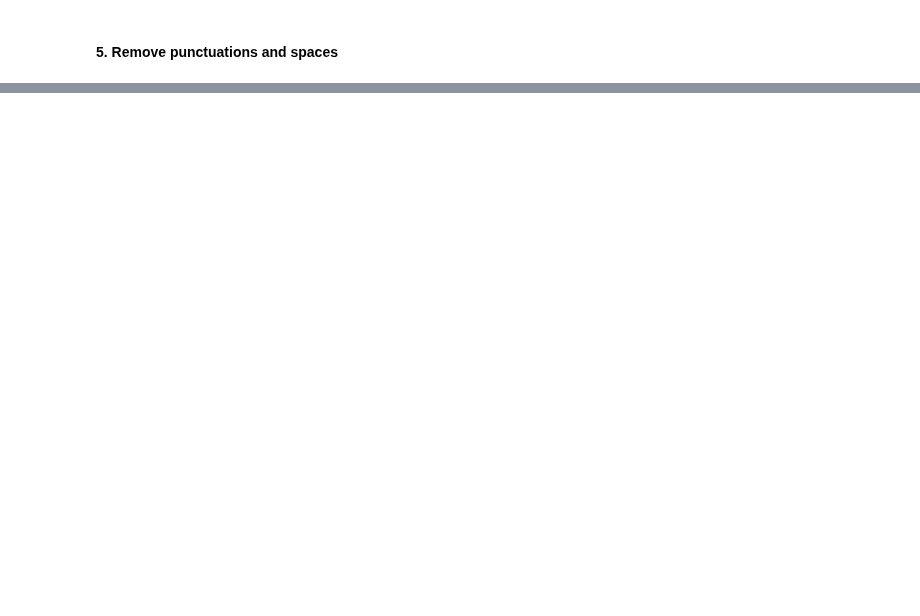
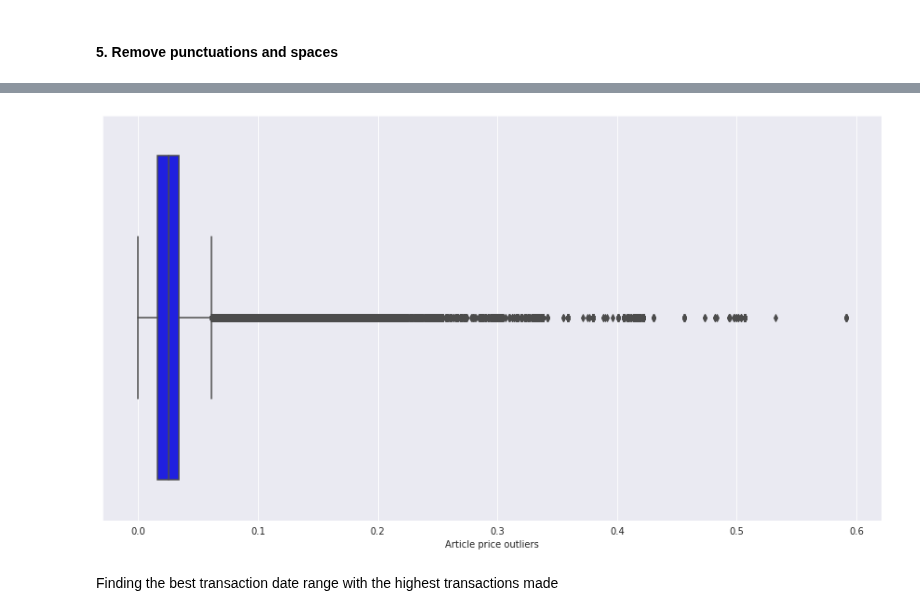
Before and after one commit to ManashJKonwar/Kaggle-HM-Recommender, a Jupyter notebook: hm-exploratorydataanalysis.ipynb, the cells around one changed output, grey strips where cells are left out. Cells and saved outputs as stored; diff of their text form; code cells hidden in the pictures; blank space fills up the shorter version.

Commit message:
Kaggle Notebook | H&M_ExploratoryDataAnalysis | Version 5

```diff
--- a/hm-exploratorydataanalysis.ipynb
+++ b/hm-exploratorydataanalysis.ipynb
@@ -317,0 +230,6 @@ See the caveats in the documentation: https://pandas.pydata.org/pandas-docs/stab
+# %%
+sns.set_style("darkgrid")
+f, ax = plt.subplots(figsize=(15,8))
+ax = sns.histplot(data=customers_data, x='age', bins=50, color='blue')
+ax.set_xlabel('Distribution of the customers age')
+plt.show()
@@ -317,0 +240,6 @@ See the caveats in the documentation: https://pandas.pydata.org/pandas-docs/stab
+# %%
+sns.set_style("darkgrid")
+f, ax = plt.subplots(figsize=(15,8))
+ax = sns.histplot(data=customers_data, x='club_member_status', color='blue')
+ax.set_xlabel('Distribution of club member status')
+plt.show()
@@ -317,0 +250,6 @@ See the caveats in the documentation: https://pandas.pydata.org/pandas-docs/stab
+# %%
+sns.set_style("darkgrid")
+f, ax = plt.subplots(figsize=(15,8))
+ax = sns.histplot(data=customers_data, x='fashion_news_frequency', color='blue')
+ax.set_xlabel('Distribution of fashion news frequency status')
+plt.show()
@@ -317,0 +289,10 @@ See the caveats in the documentation: https://pandas.pydata.org/pandas-docs/stab
+# %%
+sns.set_style("darkgrid")
+f, ax = plt.subplots(figsize=(15,8))
+ax = sns.boxplot(data=transactions_data, x='price', color='blue')
+ax.set_xlabel('Article price outliers')
+plt.show()
+# %% [output]
+[figure, added]
+# %% [markdown]
+Finding the best transaction date range with the highest transactions made
```
Also changed, not shown: parts of 56 cells of this notebook.
